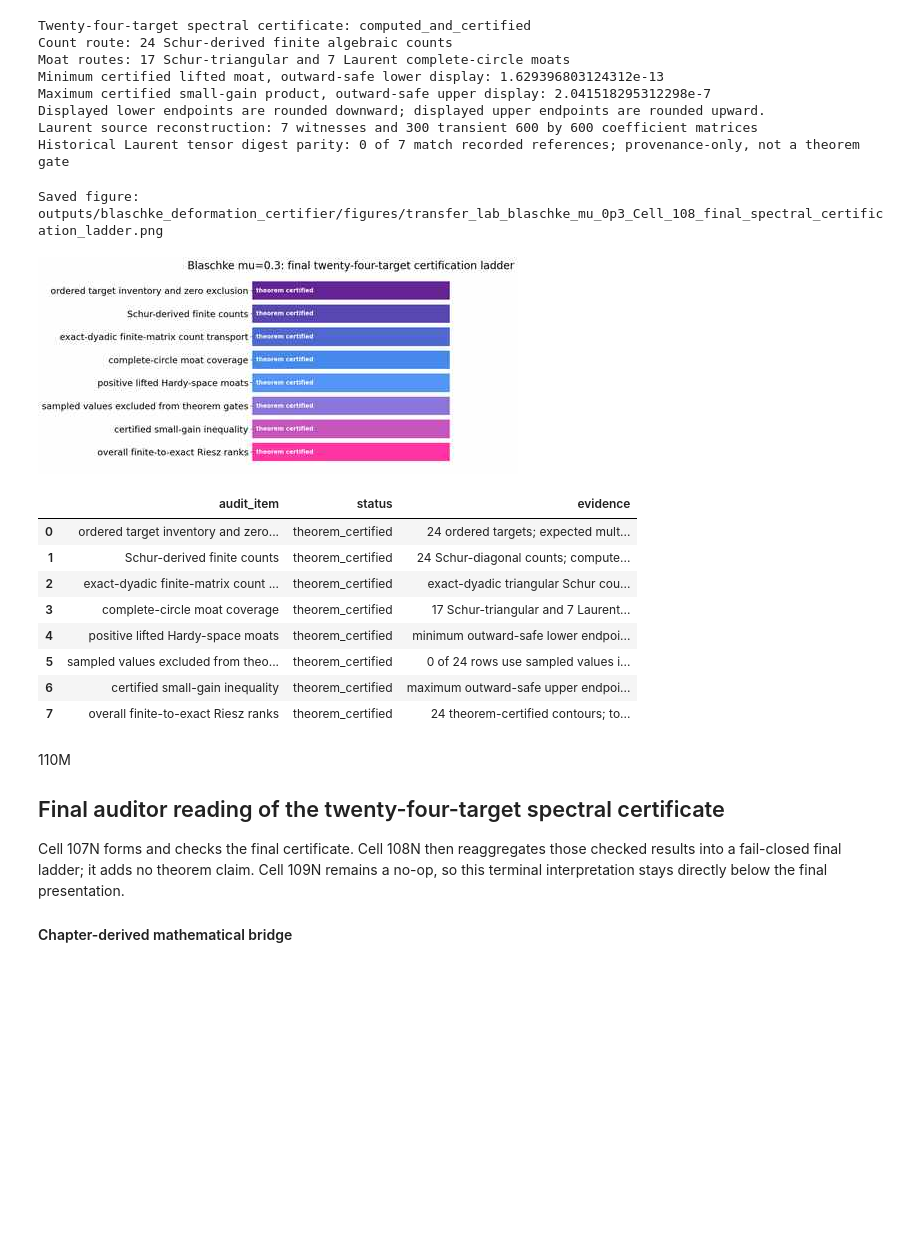
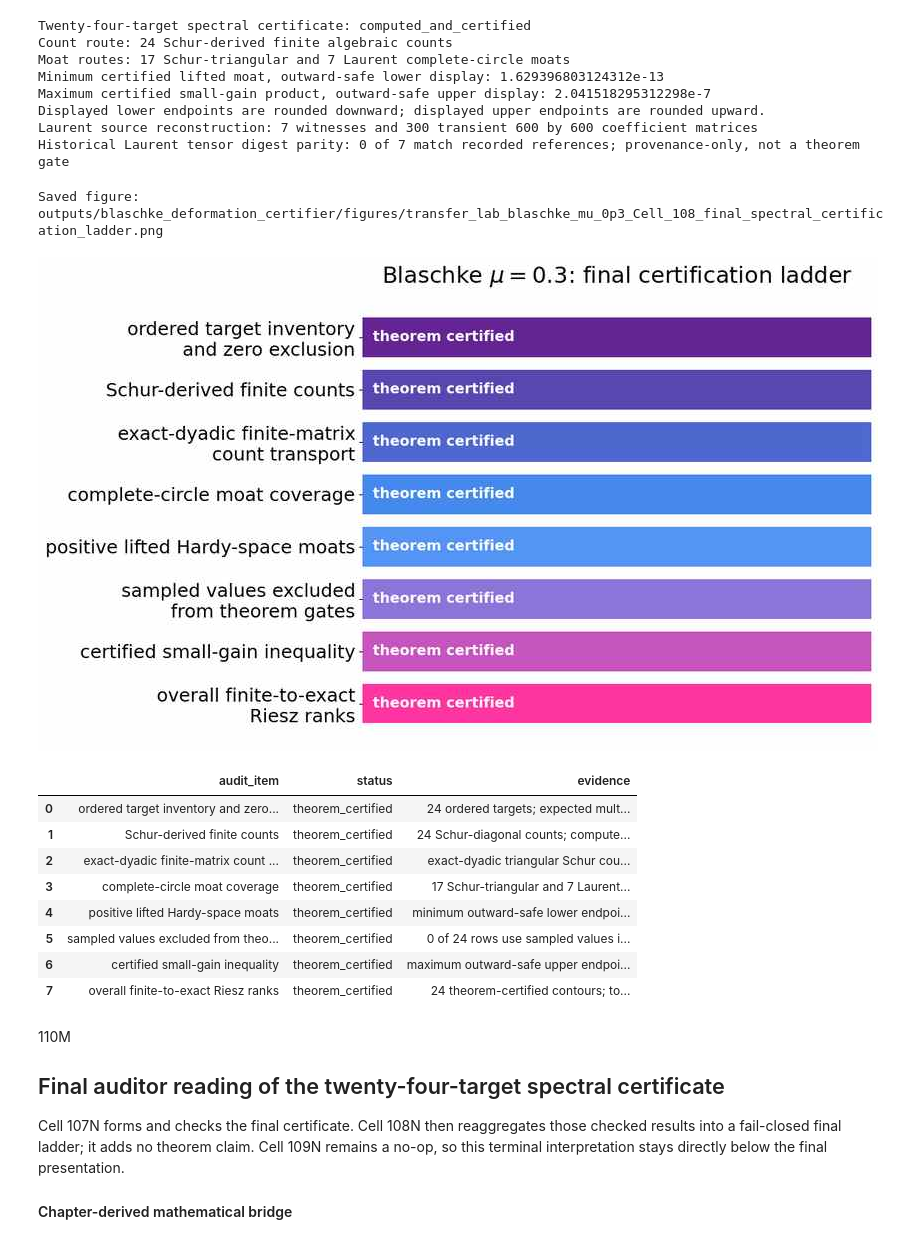
Before and after one commit to LucyNowacki/blaschke-certificate-reproducibility-of-transfer-operator, a Jupyter notebook: Numerics/blaschke_deformation_certifier_thesis_math.ipynb, the cells around one changed output. Cells and saved outputs as stored; diff of their text form; code cells hidden in the pictures; blank space fills up the shorter version.

Commit message:
Improve final ladder readability

```diff
--- a/Numerics/blaschke_deformation_certifier_thesis_math.ipynb
+++ b/Numerics/blaschke_deformation_certifier_thesis_math.ipynb
@@ -20796,35 +20796,55 @@ final_certification_ladder_df = pd.DataFrame(
 )
 if not final_certification_ladder_df["passed"].all():
     _failed_final_ladder_items = final_certification_ladder_df.loc[
         ~final_certification_ladder_df["passed"], "audit_item"
     ].tolist()
     raise AssertionError(
         "The final certification ladder is not theorem-certified: "
         f"{_failed_final_ladder_items}."
     )
 
 FINAL_CERTIFICATION_LADDER_RESULT = plot_certification_ladder(
     final_certification_ladder_df,
     title=(
-        "Blaschke mu=0.3: final twenty-four-target certification ladder"
+        r"Blaschke $\mu=0.3$: final certification ladder"
     ),
     item_colours=phase1_gradient_palette(
         final_certification_ladder_df["audit_item"]
     ),
+    display_labels={
+        "ordered target inventory and zero exclusion": (
+            "ordered target inventory\nand zero exclusion"
+        ),
+        "exact-dyadic finite-matrix count transport": (
+            "exact-dyadic finite-matrix\ncount transport"
+        ),
+        "sampled values excluded from theorem gates": (
+            "sampled values excluded\nfrom theorem gates"
+        ),
+        "overall finite-to-exact Riesz ranks": (
+            "overall finite-to-exact\nRiesz ranks"
+        ),
+    },
+    figsize=(11.5, 6.8),
+    title_fontsize=22,
+    label_fontsize=18,
+    status_fontsize=14,
+    bar_height=0.76,
+    title_pad=14,
     output_dir=FIG_DIR,
     stem=(
         "transfer_lab_blaschke_mu_0p3_"
         "Cell_108_final_spectral_certification_ladder"
     ),
     show=True,
 )
 _ = display_table(
     final_certification_ladder_df,
     columns=("audit_item", "status", "evidence"),
 )
 # %% [output]
 Saved figure: outputs/blaschke_deformation_certifier/figures/transfer_lab_blaschke_mu_0p3_Cell_108_final_spectral_certification_ladder.png
-[figure, old version]
+[figure, new version]
 |  | audit_item | status | evidence |
 | 0 | ordered target inventory and zero... | theorem_certified | 24 ordered targets; expected mult... |
 | 1 | Schur-derived finite counts | theorem_certified | 24 Schur-diagonal counts; compute... |
```
Also changed, not shown: parts of 1 cell of this notebook, 12 other files.
